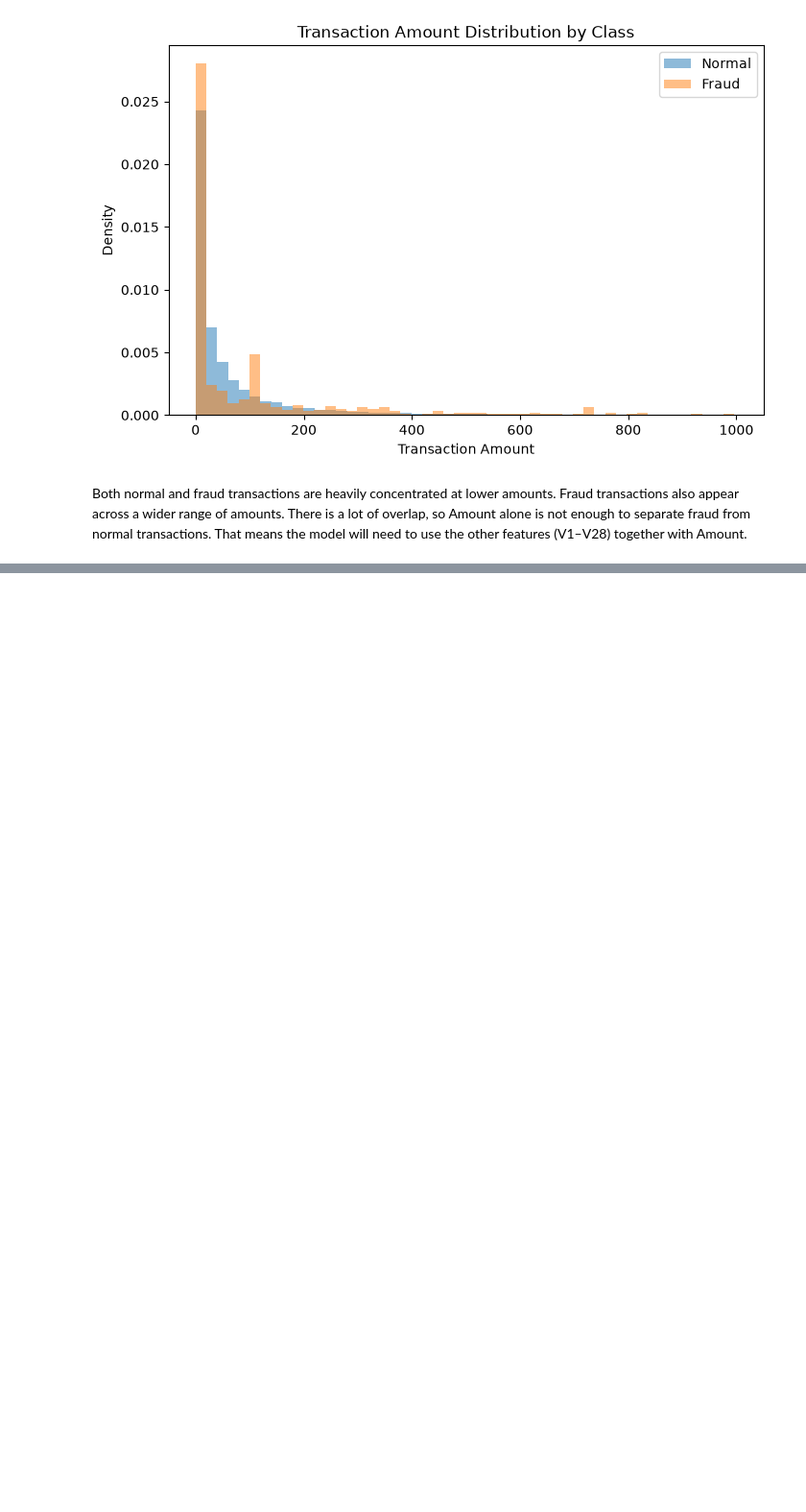
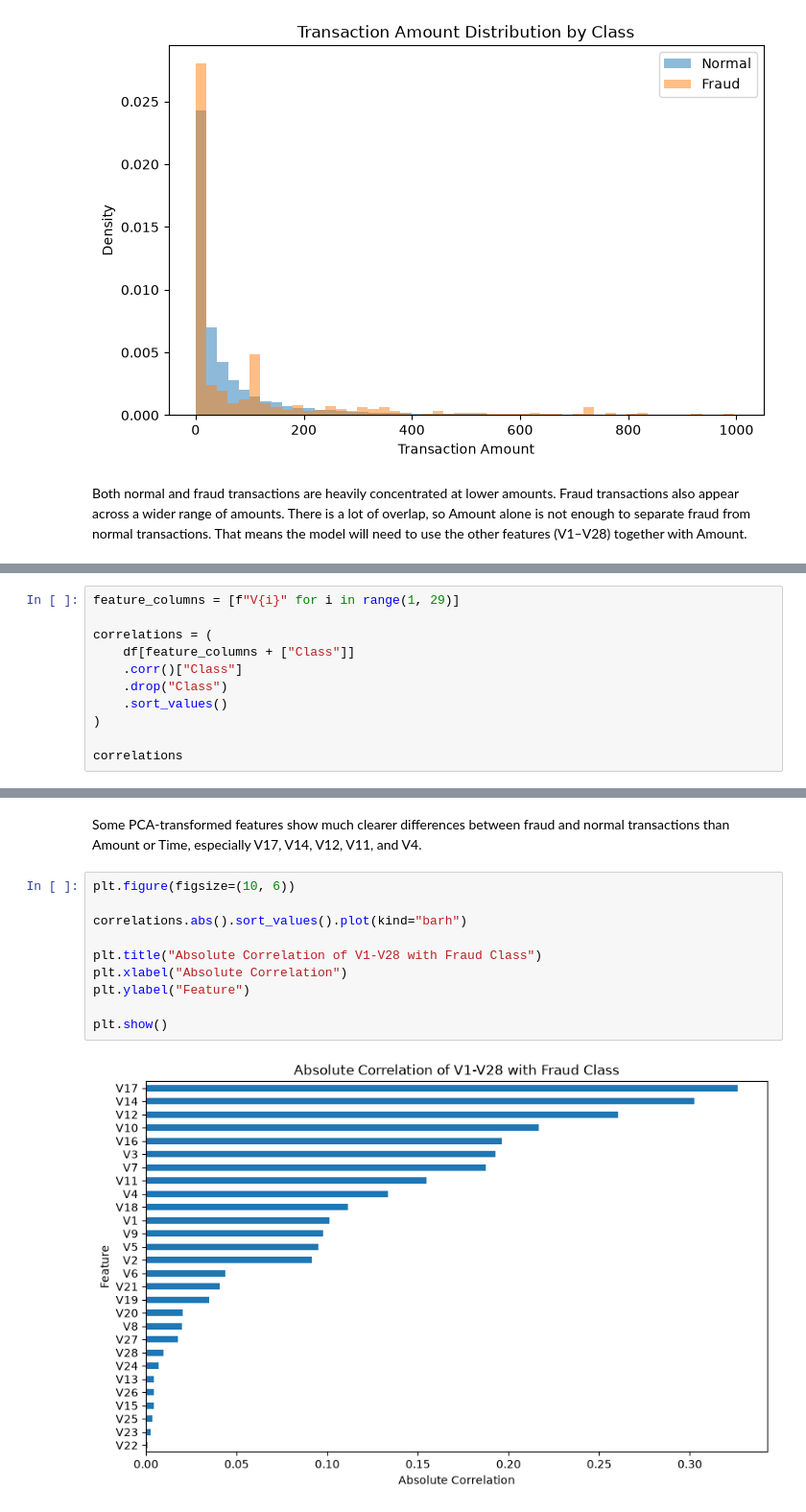
Before and after one commit to Deepakreddy1510/Credit-card-fraud-detection, a Jupyter notebook: notebooks/02_exploratory_data_analysis.ipynb, the cells around one changed output, grey strips where cells are left out. Shown at 96% size. Cells and saved outputs as stored; diff of their text form; blank space fills up the shorter version.

```diff
--- a/notebooks/02_exploratory_data_analysis.ipynb
+++ b/notebooks/02_exploratory_data_analysis.ipynb
@@ -76,0 +118,11 @@ That means the model will need to use the other features (V1–V28) together wit
+# %%
+feature_columns = [f"V{i}" for i in range(1, 29)]
+
+correlations = (
+    df[feature_columns + ["Class"]]
+    .corr()["Class"]
+    .drop("Class")
+    .sort_values()
+)
+
+correlations
@@ -76,0 +195,14 @@ That means the model will need to use the other features (V1–V28) together wit
+# %% [markdown]
+Some PCA-transformed features show much clearer differences between fraud and normal transactions than Amount or Time, especially V17, V14, V12, V11, and V4.
+# %%
+plt.figure(figsize=(10, 6))
+
+correlations.abs().sort_values().plot(kind="barh")
+
+plt.title("Absolute Correlation of V1-V28 with Fraud Class")
+plt.xlabel("Absolute Correlation")
+plt.ylabel("Feature")
+
+plt.show()
+# %% [output]
+[figure, added]
```
Also changed, not shown: parts of 6 cells of this notebook, 2 other files.
